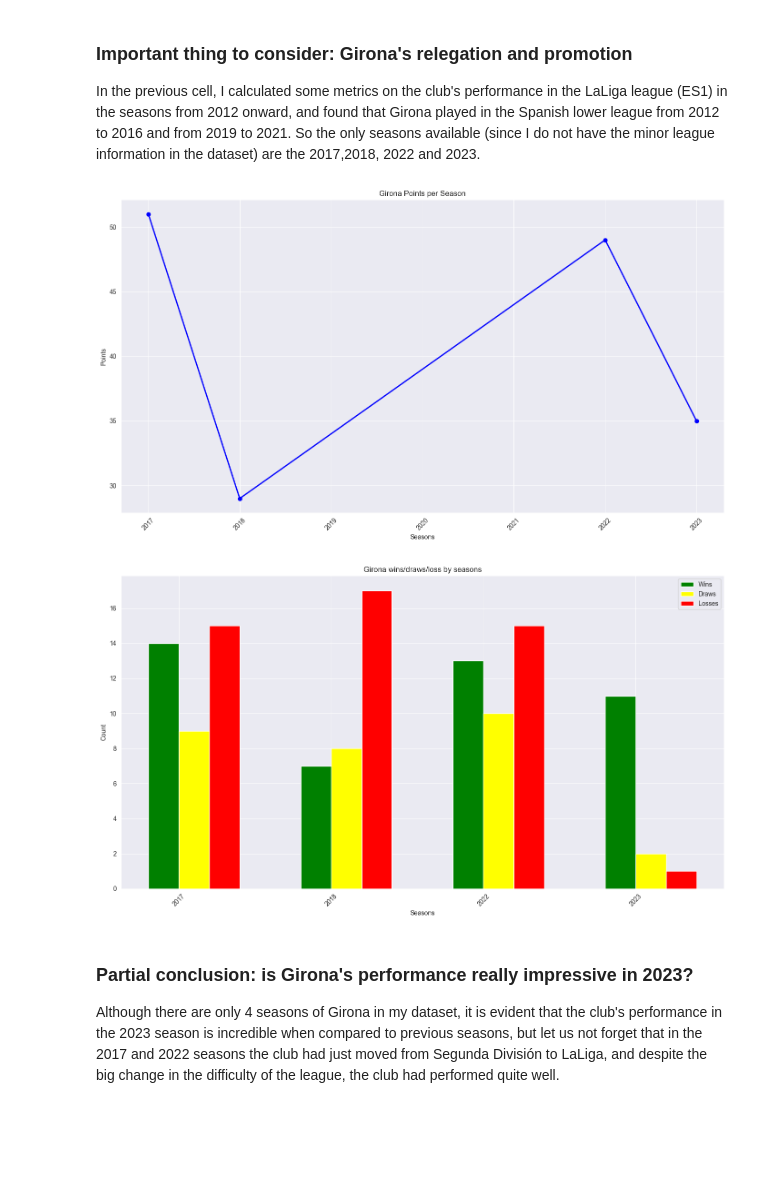
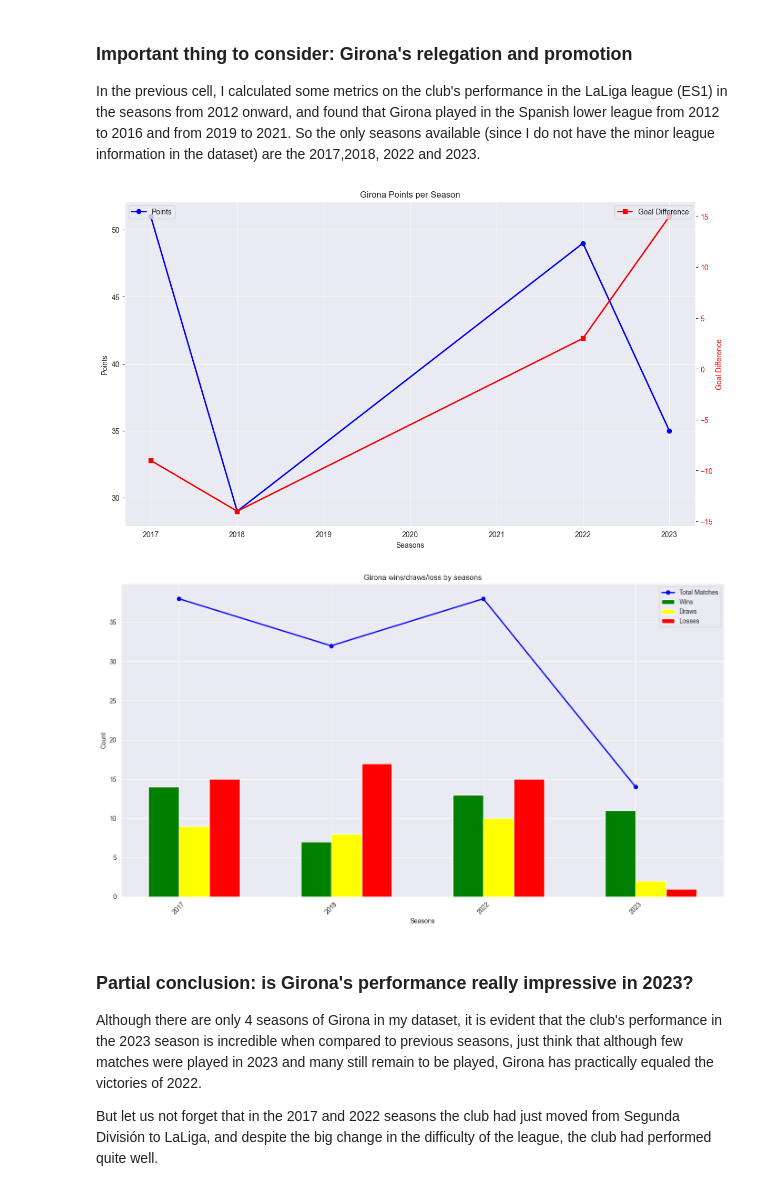
Before and after one commit to BonincontroL/IumTweb_project, a Jupyter notebook: solution/DataAnalysis/JupyterNotebooks/clubvalue_vs_performance.ipynb, the cells around one changed output. Cells and saved outputs as stored; diff of their text form; code cells hidden in the pictures; blank space fills up the shorter version.

Commit message:
piccoli cambiamenti nei commenti
piccoli cambiamenti nei commenti e nelle osservazioni dei grafici, inoltre piccoli cambiamenti nelle label per rendere i grafici più comprensibili.

```diff
--- a/solution/DataAnalysis/JupyterNotebooks/clubvalue_vs_performance.ipynb
+++ b/solution/DataAnalysis/JupyterNotebooks/clubvalue_vs_performance.ipynb
@@ -31,8 +34,7 @@ player valuation, clubs, players are joined togheter using a SQL query.
 #load data from postgresql database
 database_url="postgresql://postgres:123456@localhost:5432/db_test_project"
 engine = create_engine(database_url)
-player_valutations_df=pd.read_sql_query("SELECT p.name, pv.player_id,pv.last_season,pv.datetime,pv.market_value_in_eur,pv.current_club_id,pv.player_club_domestic_competition_id, comp.country_name, c.name as club_name, c.squad_size, c.net_transfer_record FROM player_valuations pv JOIN clubs c on (pv.current_club_id = c.club_id) join players p on (p.player_id = pv.player_id) join competitions comp on (comp.competition_id = pv.player_club_domestic_competition_id) where p.last_season = 2023 and pv.date BETWEEN '20221211' and '20231213'",con=engine)
-clubs_df=pd.read_sql_query("SELECT * from clubs",con=engine)
+player_valutations_df=pd.read_sql_query("SELECT pv.player_id,pv.last_season,pv.market_value_in_eur,pv.current_club_id,pv.player_club_domestic_competition_id, comp.country_name, c.name as club_name FROM player_valuations pv JOIN clubs c on (pv.current_club_id = c.club_id) join players p on (p.player_id = pv.player_id) join competitions comp on (comp.competition_id = pv.player_club_domestic_competition_id) where p.last_season = 2023 and pv.date BETWEEN '20221211' and '20231213'",con=engine)
 
 player_valutations_df
 # %% [output]
@@ -253,7 +250,7 @@ collection_clubgames = db['clubgames']
 collection_games = db['games']
 documents_clubgames = collection_clubgames.find({},{'_id':0, 'game_id':1, 'club_id':1, 'own_goals':1, 'opponent_goals':1, 'is_win':1})
 selected_competitions=['DK1','ES1','FR1','IT1','NL1','PO1','GB1','UKR1','GR1','TR1','L1','RU1','SC1','BE1']
-documents_games = collection_games.find({'season':2023, 'competition_id':{'$in':selected_competitions}},{'_id':0, 'game_id':1,'home_club_name':1, 'away_club_name':1, 'home_club_id':1, 'away_club_id':1, 'competition_id':1})
+documents_games = collection_games.find({'season':2023, 'competition_id':{'$in':selected_competitions}},{'_id':0, 'game_id':1, 'home_club_id':1, 'away_club_id':1, 'competition_id':1})
 club_games_df = pd.DataFrame(list(documents_clubgames))
 games_df=pd.DataFrame(list(documents_games))
 games_df= pd.merge(games_df,club_games_df,on='game_id',how='inner')
@@ -513,20 +579,24 @@ now I want to continue the analysis by showing the trend of points scored in the
 1. Fetch data on Chelsea's matches played in the Premier League (GB1) i.e., their domestic competition
 2. Calculation of performance metrics for the various seasons, including number of wins, draws, defeats and points scored
 # %%
-chelsea_games_df= chelsea_games_df[chelsea_games_df['competition_id']=='GB1'] #Chelsea plays in Premier Leauge, so we are only interested in Premier games to discover points trend.
-collection_chelsea_clubgames = collection_clubgames.find({'club_id':631},{'club_id':1,'game_id':1,'is_win':1, 'own_goals':1,'opponent_goals':1})
+chelsea_games_df= chelsea_games_df[chelsea_games_df['competition_id']=='GB1'] #Chelsea plays in Premier Leauge, so we are only interested in Premier games to discover point trend.
+collection_chelsea_clubgames = collection_clubgames.find({'club_id':631},{'club_id':1,'game_id':1,'hosting':1,'is_win':1, 'own_goals':1,'opponent_goals':1})
 chelsea_clubgames_df = pd.DataFrame(list(collection_chelsea_clubgames))
 chelsea_merged_games_df = pd.merge(chelsea_games_df,chelsea_clubgames_df,on ='game_id', how='inner')
 
 chelsea_merged_games_df['result']= chelsea_merged_games_df.apply(lambda row: 'win' if row['is_win'] == 1 else 'draw' if row['own_goals'] == row['opponent_goals'] else 'loss', axis=1)
 chelsea_merged_games_df['points'] = chelsea_merged_games_df['result'].apply(lambda x: 3 if x == 'win' else 1 if x == 'draw' else 0)
-
+# Calcola i gol fatti e subiti
+chelsea_merged_games_df['goals_for'] = chelsea_merged_games_df.apply(lambda row: row['own_goals'], axis=1)
+chelsea_merged_games_df['goals_against'] = chelsea_merged_games_df.apply(lambda row: row['opponent_goals'] , axis=1)
+chelsea_merged_games_df['goals_difference']= chelsea_merged_games_df['goals_for']-chelsea_merged_games_df['goals_against']
 # Aggregate results by club
 chelsea_performance = chelsea_merged_games_df.groupby(['season']).agg(
     total_wins=('result', lambda x: (x == 'win').sum()),
     total_draws=('result', lambda x: (x == 'draw').sum()),
     total_losses=('result', lambda x: (x == 'loss').sum()),
     total_points=('points', 'sum'),
+    goals_difference=('goals_difference', 'sum'),
 ).reset_index()
 chelsea_performance
 # %% [output]
@@ -705,6 +788,9 @@ girona_merged_games_df = pd.merge(girona_games_df,girona_clubgames_df,on ='game_
 
 girona_merged_games_df['result']= girona_merged_games_df.apply(lambda row: 'win' if row['is_win'] == 1 else 'draw' if row['own_goals'] == row['opponent_goals'] else 'loss', axis=1)
 girona_merged_games_df['points'] = girona_merged_games_df['result'].apply(lambda x: 3 if x == 'win' else 1 if x == 'draw' else 0)
+girona_merged_games_df['goals_for'] = girona_merged_games_df.apply(lambda row: row['own_goals'], axis=1)
+girona_merged_games_df['goals_against'] = girona_merged_games_df.apply(lambda row: row['opponent_goals'] , axis=1)
+girona_merged_games_df['goals_difference']= girona_merged_games_df['goals_for']-girona_merged_games_df['goals_against']
 
 # Aggregate results by club
 girona_performance = girona_merged_games_df.groupby(['season']).agg(
@@ -712,6 +798,7 @@ girona_performance = girona_merged_games_df.groupby(['season']).agg(
     total_draws=('result', lambda x: (x == 'draw').sum()),
     total_losses=('result', lambda x: (x == 'loss').sum()),
     total_points=('points', 'sum'),
+    goals_difference=('goals_difference','sum')
 ).reset_index()
 girona_performance
 # %% [output]
@@ -725,37 +812,47 @@ girona_performance
 In the previous cell, I calculated some metrics on the club's performance in the LaLiga league (ES1) in the seasons from 2012 onward, and found that Girona played in the Spanish lower league from 2012 to 2016 and from 2019 to 2021.
 So the only seasons available (since I do not have the minor league information in the dataset) are the 2017,2018, 2022 and 2023.
 # %%
-plt.figure(figsize=(14, 8))
-plt.plot(girona_performance['season'],girona_performance['total_points'], marker='o', color='blue', linestyle='-', linewidth=2)
-plt.xlabel('Seasons')
-plt.ylabel('Points')
-plt.title('Girona Points per Season')
-plt.xticks(rotation=45)
-plt.grid(True)
-# Display the chart
-plt.tight_layout()
-plt.show()
+#Primo grafico in cui andiamo a mostrare i punti per stagione e la differenza reti del Girona
+fig1,ax1 = plt.subplots(figsize=(14, 8))
+ax1.plot(girona_performance['season'],girona_performance['total_points'], marker='o', color='blue', linestyle='-', linewidth=2, label='Points')
+ax1.set_xlabel('Seasons')
+ax1.set_ylabel('Points')
+ax1.set_title('Girona Points per Season')
 
+ax2=ax1.twinx()
+ax2.plot(girona_performance['season'], girona_performance['goals_difference'], marker='s', color='red', linestyle='-', linewidth=2, label='Goal Difference')
+ax2.set_ylabel('Goal Difference', color='red')
+ax2.tick_params(axis='y', labelcolor='red')
+ax2.grid(False)
+
+ax1.legend(loc='upper left')
+ax2.legend(loc='upper right')
+
+#Creazione secondo grafico in cui andiamo a mostrare vittorie,pareggi, sconfitte e numero partite giocate del Girona
 x = np.arange(len(girona_performance['season']))  # the label locations
 width = 0.2  # the width of the bars
+girona_performance['total_matches'] = girona_performance['total_wins'] + girona_performance['total_draws'] + girona_performance['total_losses']
+fig, ax = plt.subplots(figsize=(14, 8))
 
-fig, ax = plt.subplots(figsize=(14, 8))
+# Mettiamo la linea che indica le partite totali sullo stesso grafico, in blu, per far vedere che nel 2023 si sono giocate meno partite
+ax.plot(x, girona_performance['total_matches'], marker='o', color='blue', linestyle='-', linewidth=2, label='Total Matches')
 rects2 = ax.bar(x - 0.5*width, girona_performance['total_wins'], width, label='Wins', color='green')
 rects3 = ax.bar(x + 0.5*width, girona_performance['total_draws'], width, label='Draws', color='yellow')
 rects4 = ax.bar(x + 1.5*width, girona_performance['total_losses'], width, label='Losses', color='red')
 # Add some text for labels, title and custom x-axis tick labels, etc.
 ax.set_xlabel('Seasons')
 ax.set_ylabel('Count')
 ax.set_title('Girona wins/draws/loss by seasons')
 ax.set_xticks(x)
 ax.set_xticklabels(girona_performance['season'], rotation=45)
 ax.legend()
-# Display the chart
 plt.tight_layout()
 plt.show()
 # %% [output]
-[figure, old version]
+[figure, new version]
-[figure, old version]
+[figure, new version]
 # %% [markdown]
 ### Partial conclusion: is Girona's performance really impressive in 2023?
-Although there are only 4 seasons of Girona in my dataset, it is evident that the club's performance in the 2023 season is incredible when compared to previous seasons, but let us not forget that in the 2017 and 2022 seasons the club had just moved from Segunda División to LaLiga, and despite the big change in the difficulty of the league, the club had performed quite well.
+Although there are only 4 seasons of Girona in my dataset, it is evident that the club's performance in the 2023 season is incredible when compared to previous seasons, just think that although few matches were played in 2023 and many still remain to be played, Girona has practically equaled the victories of 2022.
+
+But let us not forget that in the 2017 and 2022 seasons the club had just moved from Segunda División to LaLiga, and despite the big change in the difficulty of the league, the club had performed quite well.
```
Also changed, not shown: parts of 28 cells of this notebook, 1 other file.
